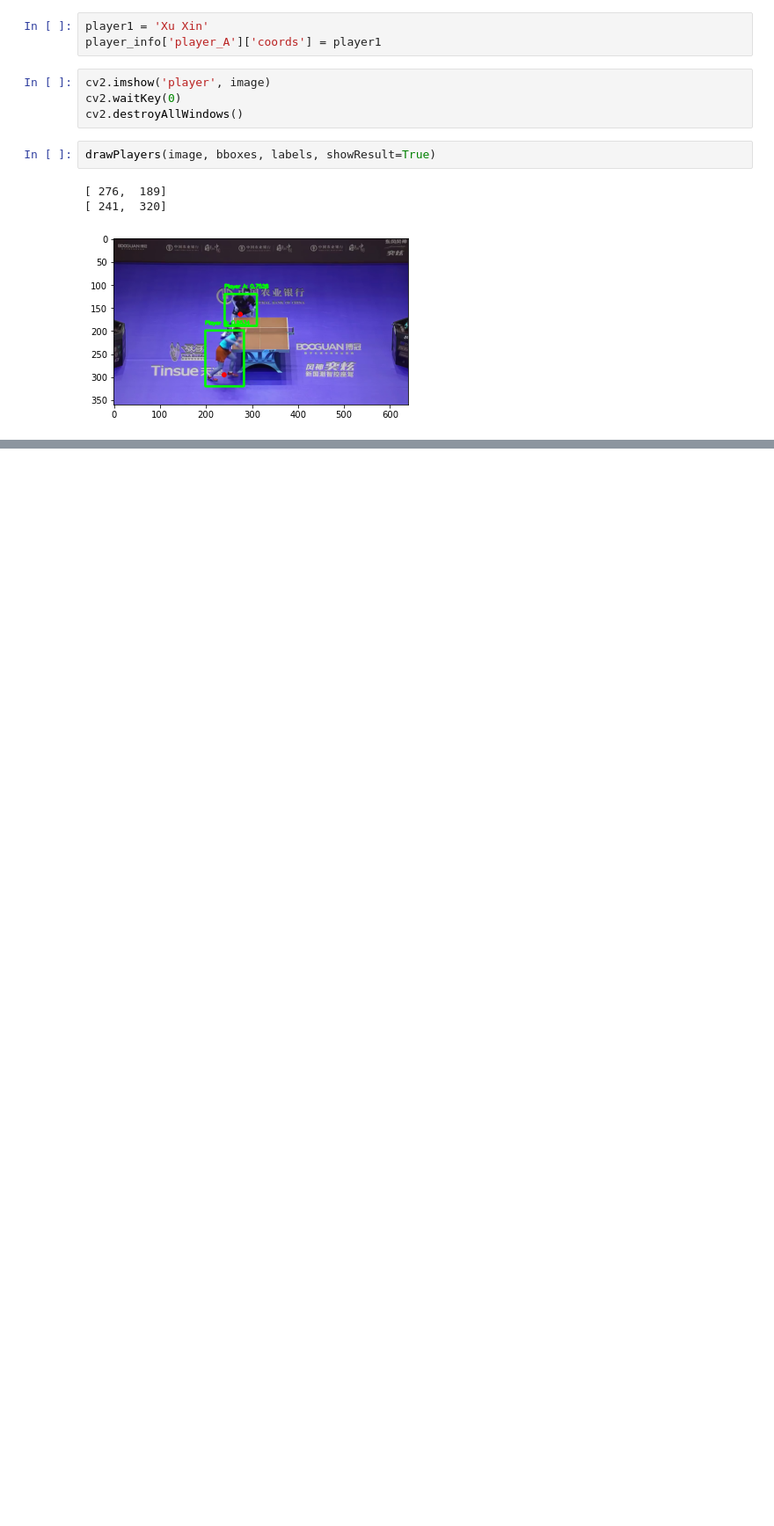
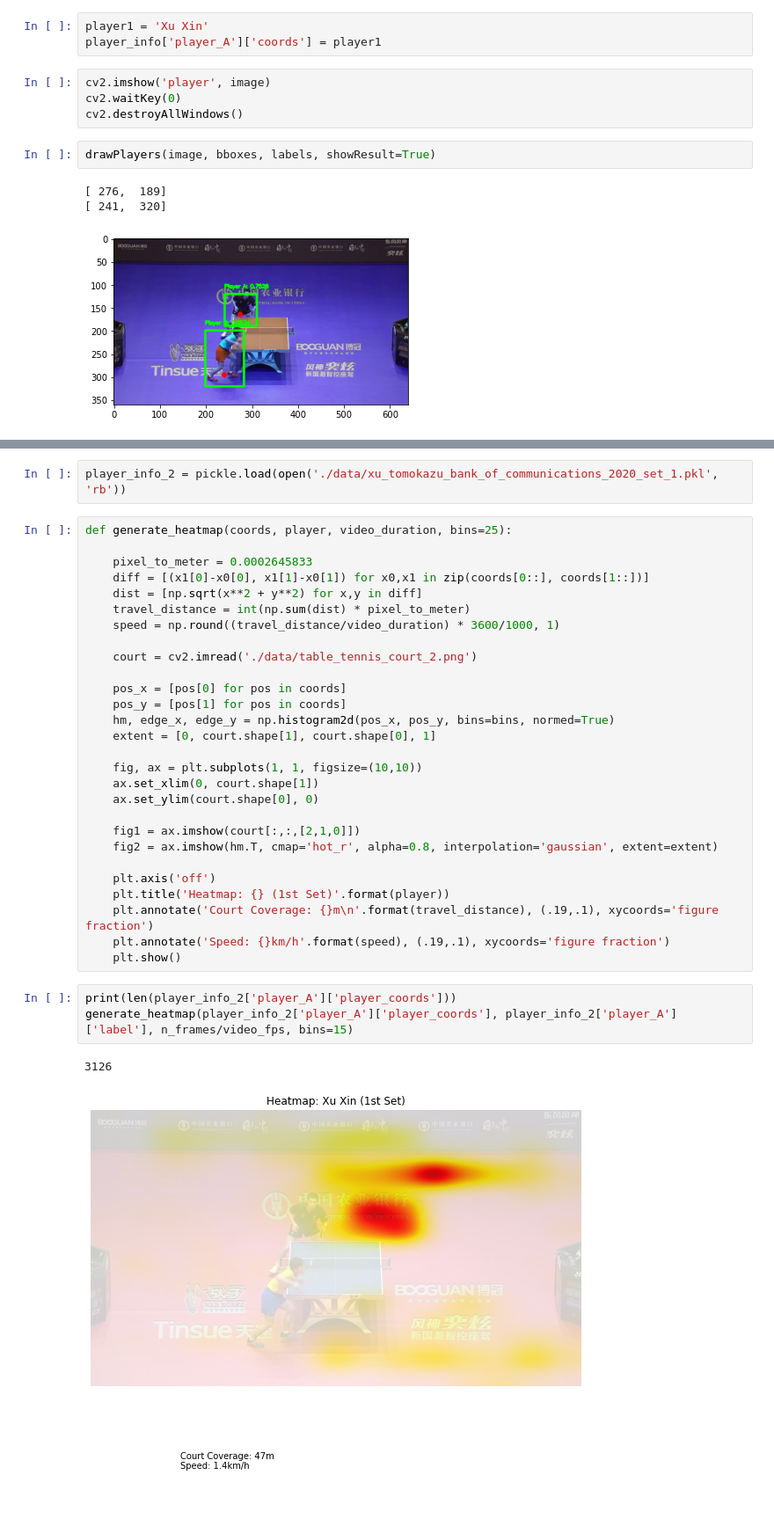
Before and after one commit to archeltaneka/table-tennis-analytics, a Jupyter notebook: table_tennis_analytic_playground.ipynb, the cells around one changed output, grey strips where cells are left out. Shown at 88% size. Cells and saved outputs as stored; diff of their text form; blank space fills up the shorter version.

Commit message:
feat: added heatmap results

```diff
--- a/table_tennis_analytic_playground.ipynb
+++ b/table_tennis_analytic_playground.ipynb
@@ -464,3 +461,39 @@ frame: 185 .. player: Tomokazu Harimoto .. torso_frame: [[ 30 252 253]] .. torso
 [ 31 247 253]
 frame: 186 .. player: Tomokazu Harimoto .. torso_frame: [[ 31 247 253]] .. torso_A: [[70 66 92]] .. torso_B: [[  3 173 207]] .. cos_sim_A: 118.65943796385905 .. cos_sim_B: 26.172223242451928
 ... (182 outputs left out)
+# %%
+player_info_2 = pickle.load(open('./data/xu_tomokazu_bank_of_communications_2020_set_1.pkl', 'rb'))
+# %%
+def generate_heatmap(coords, player, video_duration, bins=25):
+
+    pixel_to_meter = 0.0002645833
+    diff = [(x1[0]-x0[0], x1[1]-x0[1]) for x0,x1 in zip(coords[0::], coords[1::])]
+    dist = [np.sqrt(x**2 + y**2) for x,y in diff]
+    travel_distance = int(np.sum(dist) * pixel_to_meter)
+    speed = np.round((travel_distance/video_duration) * 3600/1000, 1)
+
+    court = cv2.imread('./data/table_tennis_court_2.png')
+
+    pos_x = [pos[0] for pos in coords]
+    pos_y = [pos[1] for pos in coords]
+    hm, edge_x, edge_y = np.histogram2d(pos_x, pos_y, bins=bins, normed=True)
+    extent = [0, court.shape[1], court.shape[0], 1]
+
+    fig, ax = plt.subplots(1, 1, figsize=(10,10))
+    ax.set_xlim(0, court.shape[1])
+    ax.set_ylim(court.shape[0], 0)
+
+    fig1 = ax.imshow(court[:,:,[2,1,0]])
+    fig2 = ax.imshow(hm.T, cmap='hot_r', alpha=0.8, interpolation='gaussian', extent=extent)
+
+    plt.axis('off')
+    plt.title('Heatmap: {} (1st Set)'.format(player))
+    plt.annotate('Court Coverage: {}m\n'.format(travel_distance), (.19,.1), xycoords='figure fraction')
+    plt.annotate('Speed: {}km/h'.format(speed), (.19,.1), xycoords='figure fraction')
+    plt.show()
+# %%
+print(len(player_info_2['player_A']['player_coords']))
+generate_heatmap(player_info_2['player_A']['player_coords'], player_info_2['player_A']['label'], n_frames/video_fps, bins=15)
+# %% [output]
+3126
+[figure, added]
```
Also changed, not shown: parts of 2 cells of this notebook.
